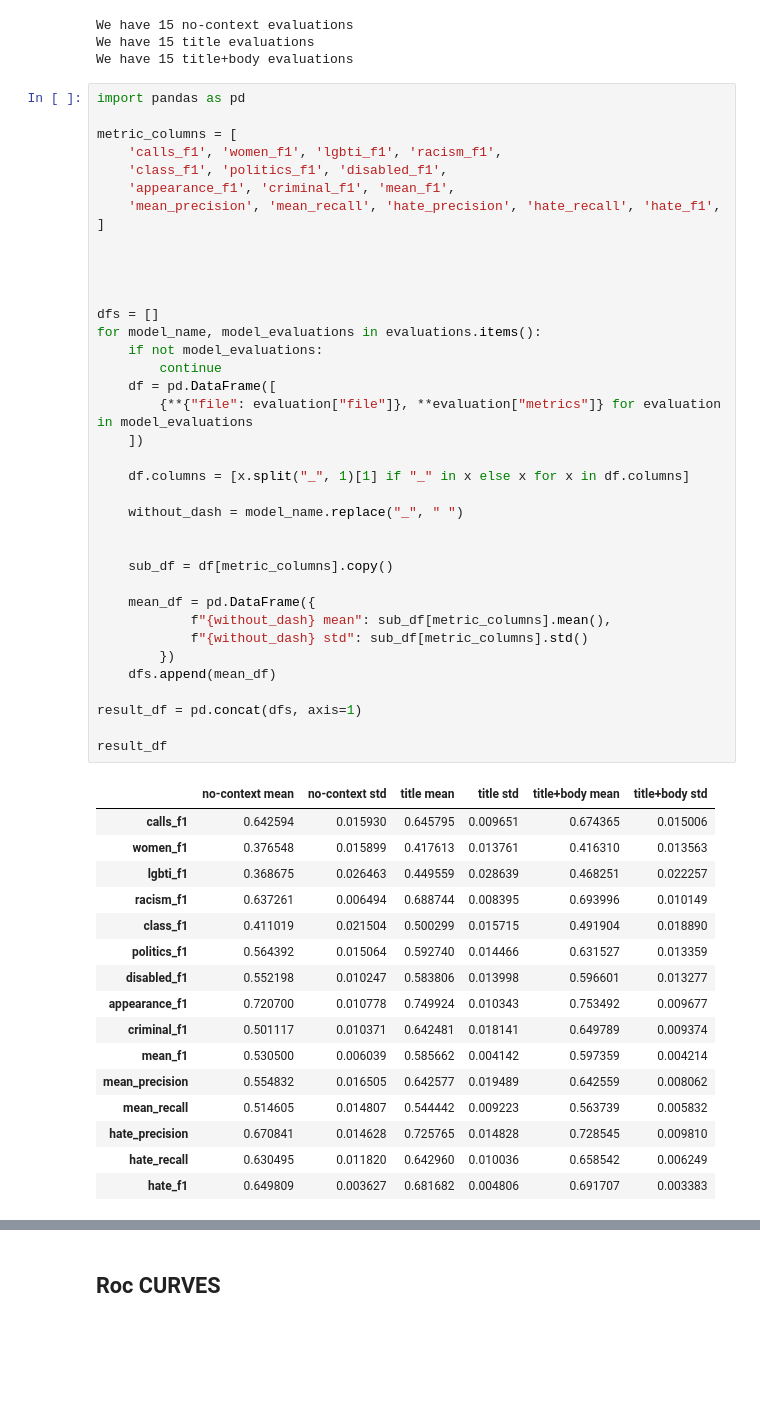
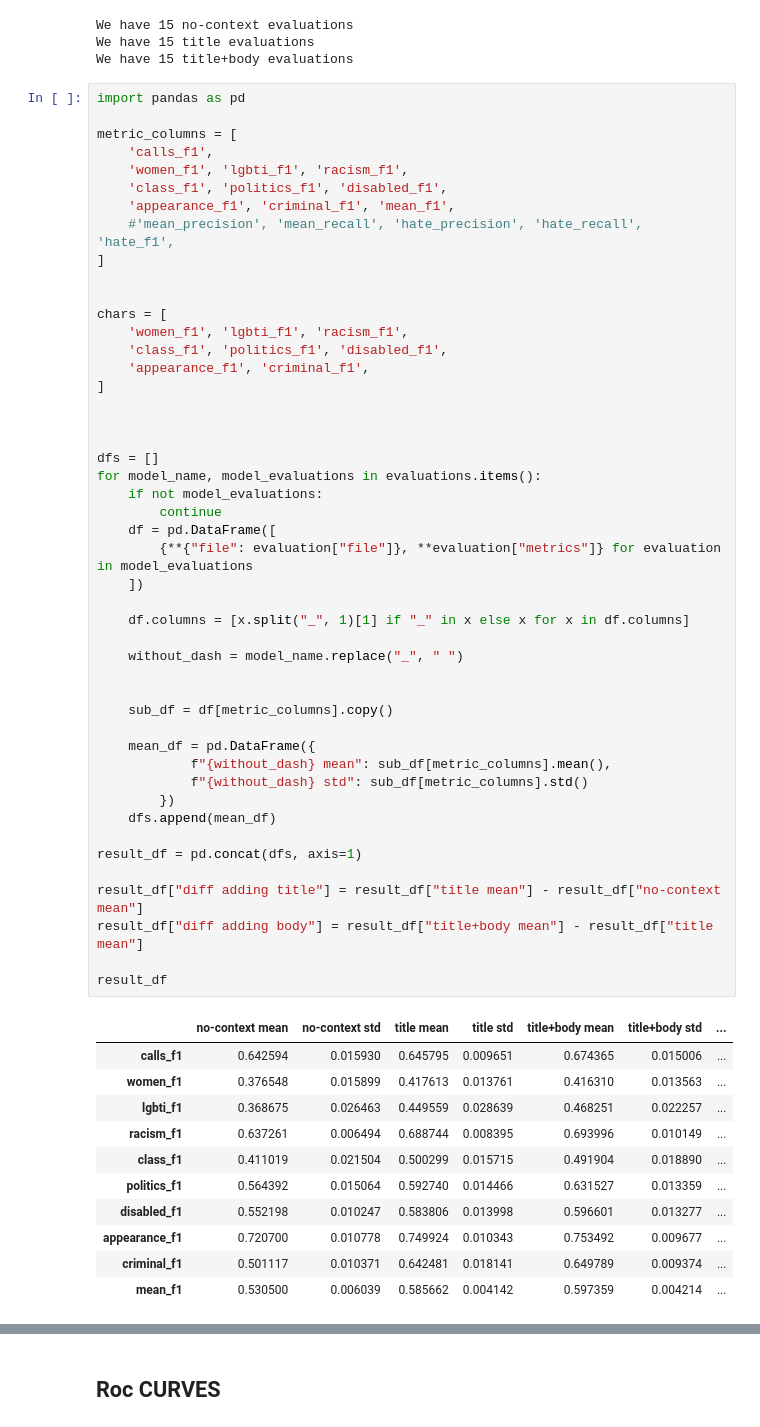
Before and after one commit to finiteautomata/contextualized-hatespeech-classification, a Jupyter notebook: notebooks/Results - 2 fine grained.ipynb, the cells around one changed output, grey strips where cells are left out. Cells and saved outputs as stored; diff of their text form; blank space fills up the shorter version.

Commit message:
Improve table

```diff
--- a/notebooks/Results - 2 fine grained.ipynb
+++ b/notebooks/Results - 2 fine grained.ipynb
@@ -38,53 +38,58 @@ We have 15 title+body evaluations
 import pandas as pd
 
 metric_columns = [
-    'calls_f1', 'women_f1', 'lgbti_f1', 'racism_f1',
+    'calls_f1',
+    'women_f1', 'lgbti_f1', 'racism_f1',
     'class_f1', 'politics_f1', 'disabled_f1',
     'appearance_f1', 'criminal_f1', 'mean_f1',
-    'mean_precision', 'mean_recall', 'hate_precision', 'hate_recall', 'hate_f1',
+    #'mean_precision', 'mean_recall', 'hate_precision', 'hate_recall', 'hate_f1',
 ]
 
+
+chars = [
+    'women_f1', 'lgbti_f1', 'racism_f1',
+    'class_f1', 'politics_f1', 'disabled_f1',
+    'appearance_f1', 'criminal_f1',
+]
 
 
 
 dfs = []
 for model_name, model_evaluations in evaluations.items():
     if not model_evaluations:
         continue
     df = pd.DataFrame([
         {**{"file": evaluation["file"]}, **evaluation["metrics"]} for evaluation in model_evaluations
     ])
 
     df.columns = [x.split("_", 1)[1] if "_" in x else x for x in df.columns]
 
     without_dash = model_name.replace("_", " ")
 
 
     sub_df = df[metric_columns].copy()
 
     mean_df = pd.DataFrame({
             f"{without_dash} mean": sub_df[metric_columns].mean(),
             f"{without_dash} std": sub_df[metric_columns].std()
         })
     dfs.append(mean_df)
 
 result_df = pd.concat(dfs, axis=1)
 
+result_df["diff adding title"] = result_df["title mean"] - result_df["no-context mean"]
+result_df["diff adding body"] = result_df["title+body mean"] - result_df["title mean"]
+
 result_df
 # %% [output]
-|  | no-context mean | no-context std | title mean | title std | title+body mean | title+body std |
-| calls_f1 | 0.642594 | 0.015930 | 0.645795 | 0.009651 | 0.674365 | 0.015006 |
-| women_f1 | 0.376548 | 0.015899 | 0.417613 | 0.013761 | 0.416310 | 0.013563 |
-| lgbti_f1 | 0.368675 | 0.026463 | 0.449559 | 0.028639 | 0.468251 | 0.022257 |
-| racism_f1 | 0.637261 | 0.006494 | 0.688744 | 0.008395 | 0.693996 | 0.010149 |
-| class_f1 | 0.411019 | 0.021504 | 0.500299 | 0.015715 | 0.491904 | 0.018890 |
-| politics_f1 | 0.564392 | 0.015064 | 0.592740 | 0.014466 | 0.631527 | 0.013359 |
-| disabled_f1 | 0.552198 | 0.010247 | 0.583806 | 0.013998 | 0.596601 | 0.013277 |
-| appearance_f1 | 0.720700 | 0.010778 | 0.749924 | 0.010343 | 0.753492 | 0.009677 |
-| criminal_f1 | 0.501117 | 0.010371 | 0.642481 | 0.018141 | 0.649789 | 0.009374 |
-| mean_f1 | 0.530500 | 0.006039 | 0.585662 | 0.004142 | 0.597359 | 0.004214 |
-| mean_precision | 0.554832 | 0.016505 | 0.642577 | 0.019489 | 0.642559 | 0.008062 |
-| mean_recall | 0.514605 | 0.014807 | 0.544442 | 0.009223 | 0.563739 | 0.005832 |
-| hate_precision | 0.670841 | 0.014628 | 0.725765 | 0.014828 | 0.728545 | 0.009810 |
-| hate_recall | 0.630495 | 0.011820 | 0.642960 | 0.010036 | 0.658542 | 0.006249 |
-| hate_f1 | 0.649809 | 0.003627 | 0.681682 | 0.004806 | 0.691707 | 0.003383 |
+|  | no-context mean | no-context std | title mean | title std | title+body mean | title+body std | ... |
+| calls_f1 | 0.642594 | 0.015930 | 0.645795 | 0.009651 | 0.674365 | 0.015006 | ... |
+| women_f1 | 0.376548 | 0.015899 | 0.417613 | 0.013761 | 0.416310 | 0.013563 | ... |
+| lgbti_f1 | 0.368675 | 0.026463 | 0.449559 | 0.028639 | 0.468251 | 0.022257 | ... |
+| racism_f1 | 0.637261 | 0.006494 | 0.688744 | 0.008395 | 0.693996 | 0.010149 | ... |
+| class_f1 | 0.411019 | 0.021504 | 0.500299 | 0.015715 | 0.491904 | 0.018890 | ... |
+| politics_f1 | 0.564392 | 0.015064 | 0.592740 | 0.014466 | 0.631527 | 0.013359 | ... |
+| disabled_f1 | 0.552198 | 0.010247 | 0.583806 | 0.013998 | 0.596601 | 0.013277 | ... |
+| appearance_f1 | 0.720700 | 0.010778 | 0.749924 | 0.010343 | 0.753492 | 0.009677 | ... |
+| criminal_f1 | 0.501117 | 0.010371 | 0.642481 | 0.018141 | 0.649789 | 0.009374 | ... |
+| mean_f1 | 0.530500 | 0.006039 | 0.585662 | 0.004142 | 0.597359 | 0.004214 | ... |
```
Also changed, not shown: parts of 5 cells of this notebook.
